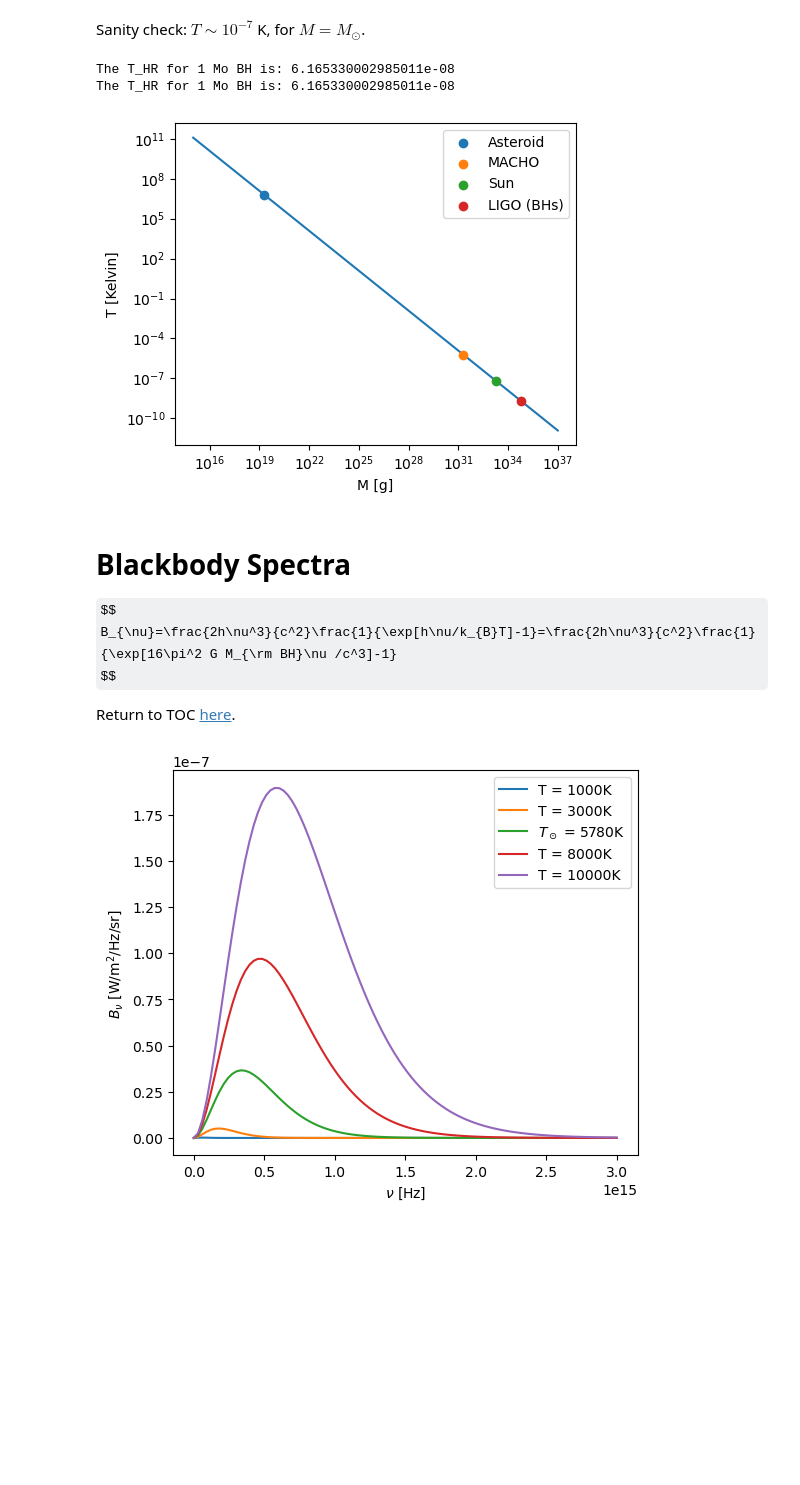
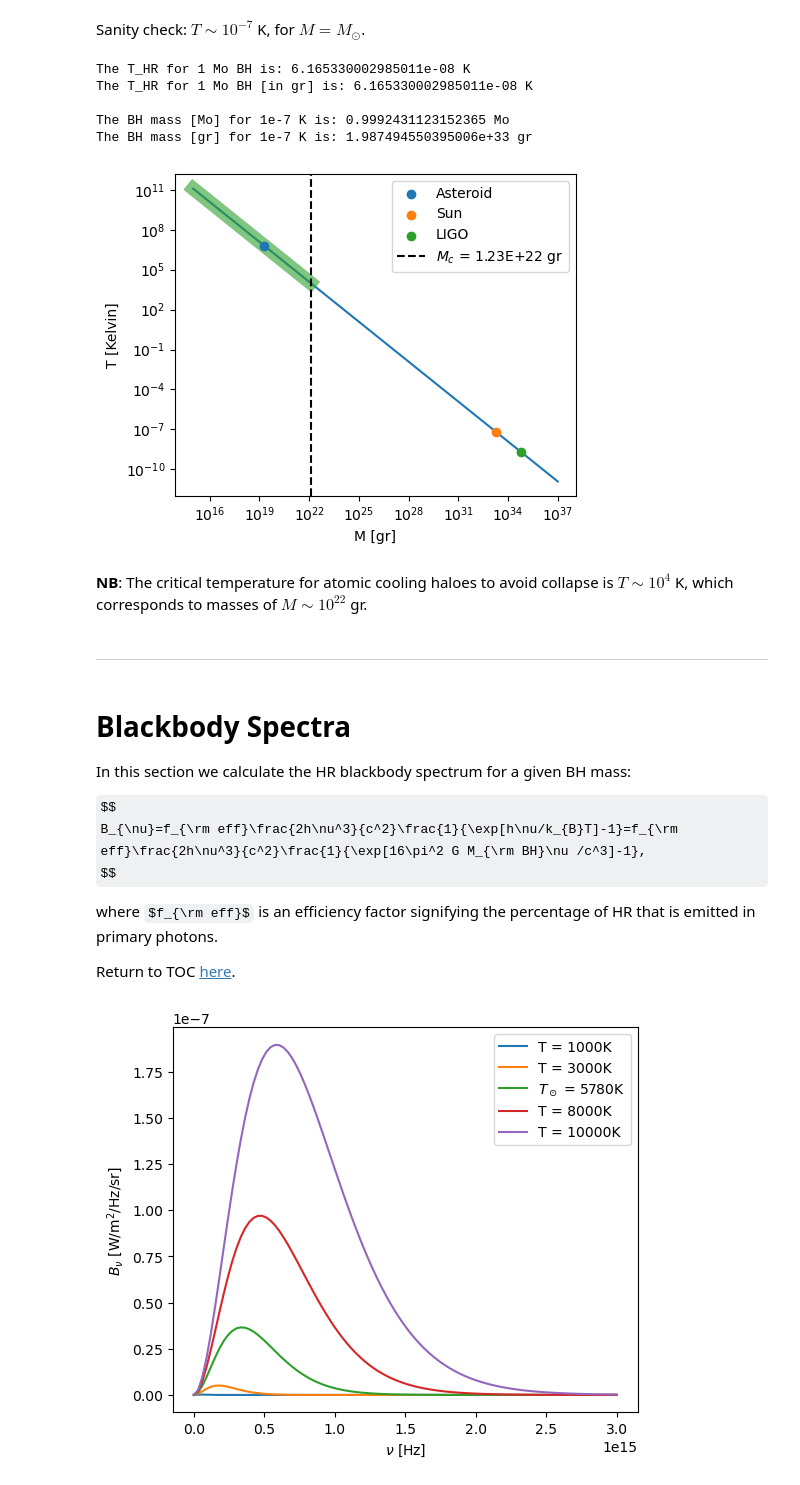
Before and after one commit to MariosNT/DCBHs_HR_PBHs, a Jupyter notebook: BlackHoleSpectrum.ipynb, the cells around one changed output. Drawn from its saved outputs; the diff is of its cells as text; code cells hidden in the pictures; some formulas as TeX source; blank space fills up the shorter version.

```diff
--- a/BlackHoleSpectrum.ipynb
+++ b/BlackHoleSpectrum.ipynb
@@ -109,16 +46,22 @@ Return to TOC [here](#toc).
 # %% [markdown]
 Sanity check: $T \sim 10^{-7}$ K, for $M=M_\odot$.
 # %%
-print(f"The T_HR for 1 Mo BH is: {Hawking_temperature_from_mass(1)}")
-print(f"The T_HR for 1 Mo BH is: {Hawking_temperature_from_mass(M_SOLAR_2_GRAMS, units='cgs')}")
+print(f"The T_HR for 1 Mo BH is: {Hawking_temperature_from_mass(1)} K")
+print(f"The T_HR for 1 Mo BH [in gr] is: {Hawking_temperature_from_mass(M_SOLAR_2_GRAMS, units='cgs')} K")
+print()
+print(f"The BH mass [Mo] for 1e-7 K is: {BH_mass_from_Hawking_temperature(6.17e-8)} Mo")
+print(f"The BH mass [gr] for 1e-7 K is: {BH_mass_from_Hawking_temperature(6.17e-8, units='cgs')} gr")
 # %% [output]
-The T_HR for 1 Mo BH is: 6.165330002985011e-08
-The T_HR for 1 Mo BH is: 6.165330002985011e-08
+The T_HR for 1 Mo BH is: 6.165330002985011e-08 K
+The T_HR for 1 Mo BH [in gr] is: 6.165330002985011e-08 K
+
+The BH mass [Mo] for 1e-7 K is: 0.9992431123152365 Mo
+The BH mass [gr] for 1e-7 K is: 1.987494550395006e+33 gr
 # %%
 BH_masses = np.logspace(15, 37, 200)
 HR_temperatures = Hawking_temperature_from_mass(BH_masses, units='cgs')
 # %%
-example_masses = {"Asteroid": 1e-14, "MACHO": 1e-2, "Sun": 1, "LIGO (BHs)": 30}  # Test masses in solar units
+example_masses = {"Asteroid": 1e-14, "Sun": 1, "LIGO": 30}  # Test masses in solar units
 
 example_T = np.zeros(len(example_masses))
 
@@ -127,28 +70,40 @@ for i, items in enumerate(list(example_masses)):
 # %%
 fig = plt.figure(figsize=(5,4))
 ax1 = fig.add_subplot(1, 1, 1)
 
 ax1.loglog(BH_masses, HR_temperatures)
+ax1.loglog(BH_masses[HR_temperatures>1e4], HR_temperatures[HR_temperatures>1e4], ls='-',\
+           c='tab:green', lw=10, alpha=0.6)
 
 for i, items in enumerate(list(example_masses)):
     ax1.scatter(example_masses[items]*M_SOLAR_2_GRAMS, example_T[i], label=f"{items}", zorder=100)
 
-ax1.set_xlabel(r"M [g]")
+mass_critical_T = BH_mass_from_Hawking_temperature(1e4, units='cgs')
+ax1.axvline(x=mass_critical_T, ls='--', c='black', label = fr'$M_c$ = {(mass_critical_T):.2E} gr')
+ax1.set_xlabel(r"M [gr]")
 ax1.set_ylabel("T [Kelvin]")
 
 
 plt.legend(fontsize=10)
 plt.tight_layout()
 plt.show()
 # %% [output]
-[figure, old version]
+[figure, new version]
+# %% [markdown]
+**NB**: The critical temperature for atomic cooling haloes to avoid collapse is $T\sim 10^4$ K, which corresponds to masses of $M \sim 10^{22}$ gr.
+# %% [markdown]
+-------------------------------------
 # %% [markdown]
 # Blackbody Spectra <a name="Blackbody"></a>
 
+In this section we calculate the HR blackbody spectrum for a given BH mass:
+
 $$
-B_{\nu}=\frac{2h\nu^3}{c^2}\frac{1}{\exp[h\nu/k_{B}T]-1}=\frac{2h\nu^3}{c^2}\frac{1}{\exp[16\pi^2 G M_{\rm BH}\nu /c^3]-1}
+B_{\nu}=f_{\rm eff}\frac{2h\nu^3}{c^2}\frac{1}{\exp[h\nu/k_{B}T]-1}=f_{\rm eff}\frac{2h\nu^3}{c^2}\frac{1}{\exp[16\pi^2 G M_{\rm BH}\nu /c^3]-1},
 $$
 
+where $f_{\rm eff}$ is an efficiency factor signifying the percentage of HR that is emitted in primary photons.
+
 Return to TOC [here](#toc).
 # %%
 frequencies = np.linspace(1, 3e15, 100)
```
Also changed, not shown: parts of 53 cells of this notebook, 1 other file.
